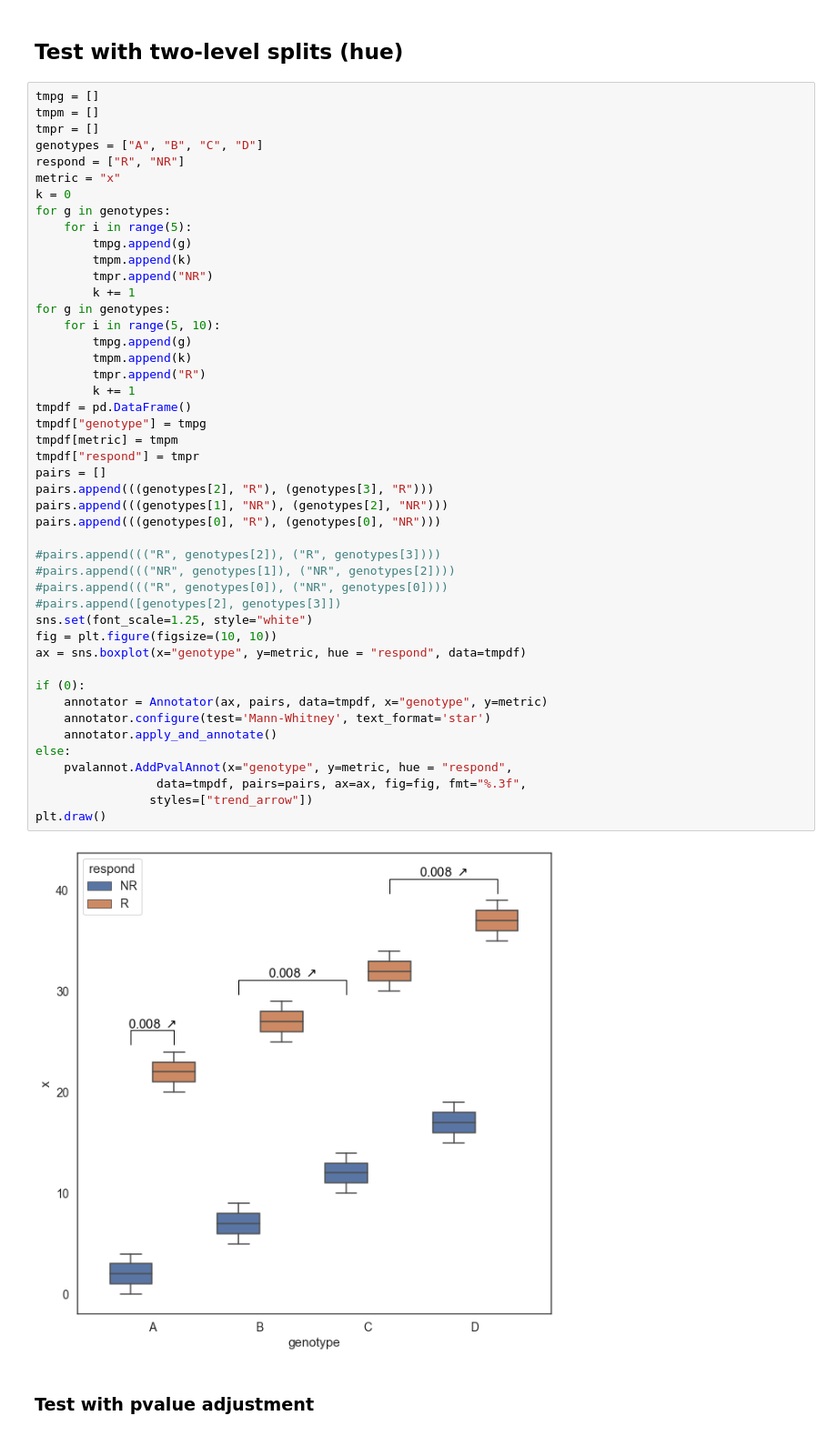
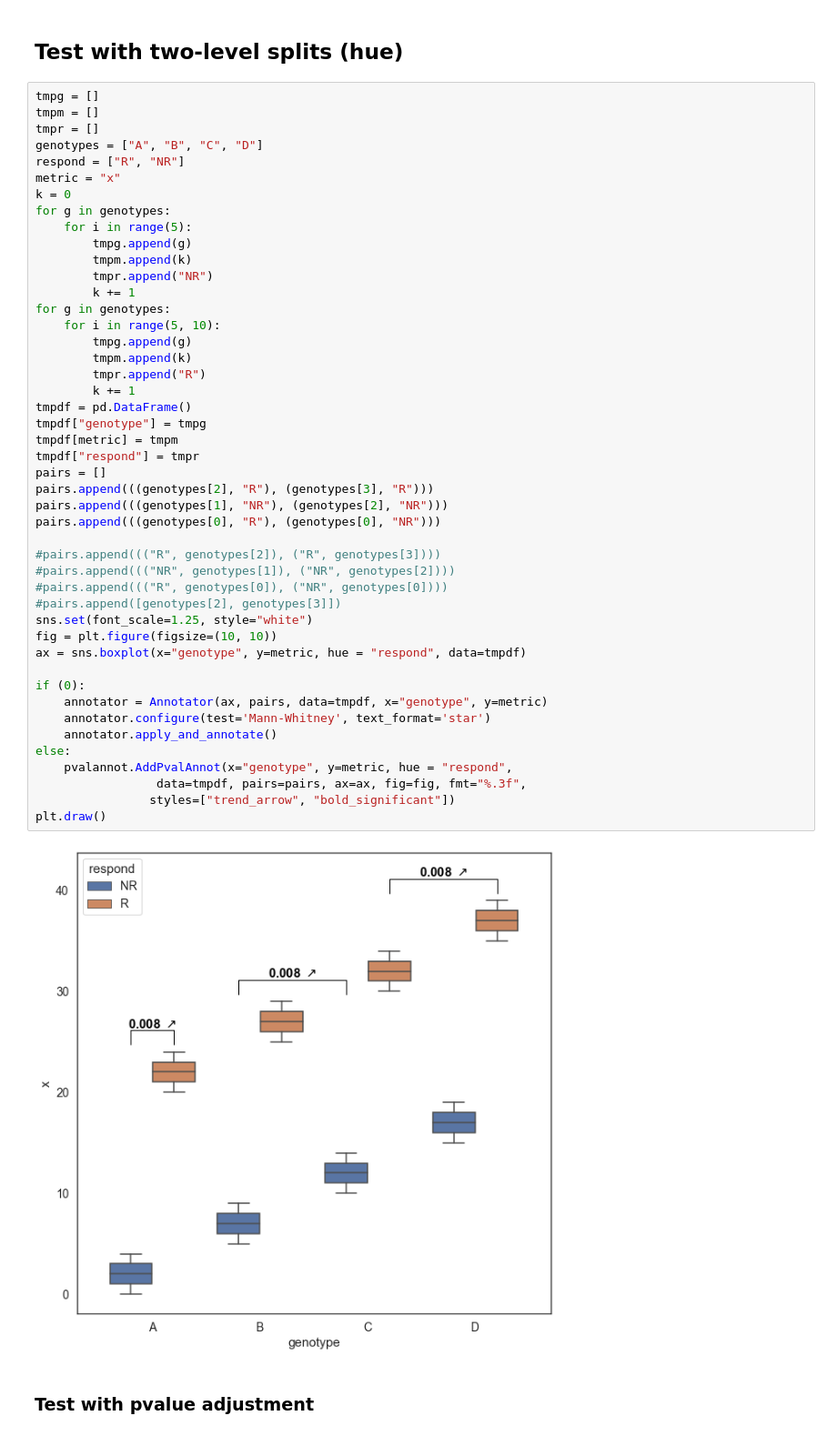
Before and after one commit to mourisl/pvalannot, a Jupyter notebook: dev.ipynb, the cells around one changed output. Shown at 91% size. Drawn from its saved outputs; the diff is of its cells as text.

Commit message:
Add the feature to bold significant pvalues

```diff
--- a/dev.ipynb
+++ b/dev.ipynb
@@ -101,35 +101,35 @@ for g in genotypes:
         tmpg.append(g)
         tmpm.append(k)
         tmpr.append("R")
         k += 1
 tmpdf = pd.DataFrame()
 tmpdf["genotype"] = tmpg
 tmpdf[metric] = tmpm
 tmpdf["respond"] = tmpr
 pairs = []
 pairs.append(((genotypes[2], "R"), (genotypes[3], "R")))
 pairs.append(((genotypes[1], "NR"), (genotypes[2], "NR")))
 pairs.append(((genotypes[0], "R"), (genotypes[0], "NR")))
 
 #pairs.append((("R", genotypes[2]), ("R", genotypes[3])))
 #pairs.append((("NR", genotypes[1]), ("NR", genotypes[2])))
 #pairs.append((("R", genotypes[0]), ("NR", genotypes[0])))
 #pairs.append([genotypes[2], genotypes[3]])
 sns.set(font_scale=1.25, style="white")
 fig = plt.figure(figsize=(10, 10))
 ax = sns.boxplot(x="genotype", y=metric, hue = "respond", data=tmpdf)
 
 if (0):
     annotator = Annotator(ax, pairs, data=tmpdf, x="genotype", y=metric)
     annotator.configure(test='Mann-Whitney', text_format='star')
     annotator.apply_and_annotate()
 else:
     pvalannot.AddPvalAnnot(x="genotype", y=metric, hue = "respond",
                  data=tmpdf, pairs=pairs, ax=ax, fig=fig, fmt="%.3f",
-                styles=["trend_arrow"])
+                styles=["trend_arrow", "bold_significant"])
 plt.draw()
 # %% [output]
-[figure, old version]
+[figure, new version]
 # %% [markdown]
 ### Test with pvalue adjustment
 # %%
```
Also changed, not shown: 1 other file.
